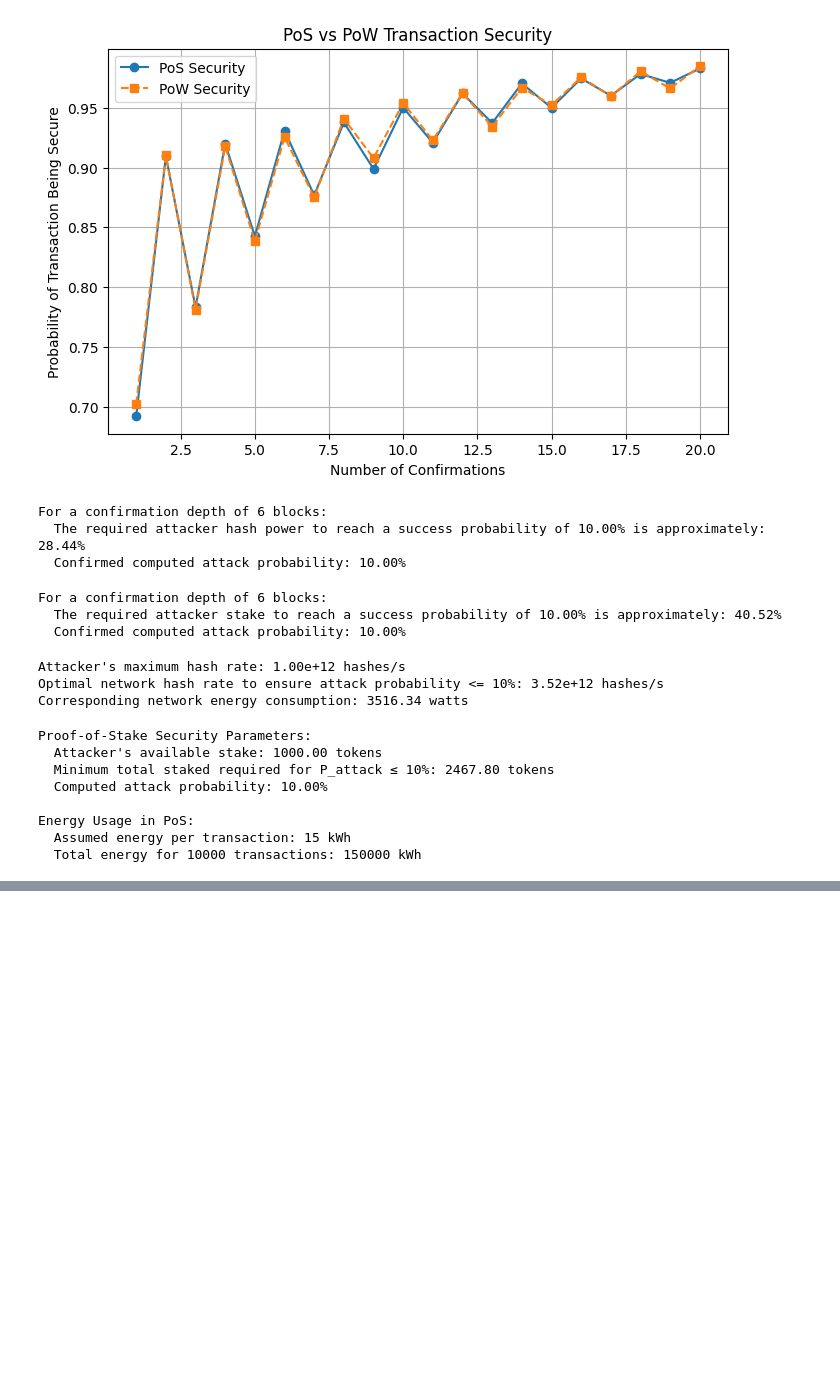
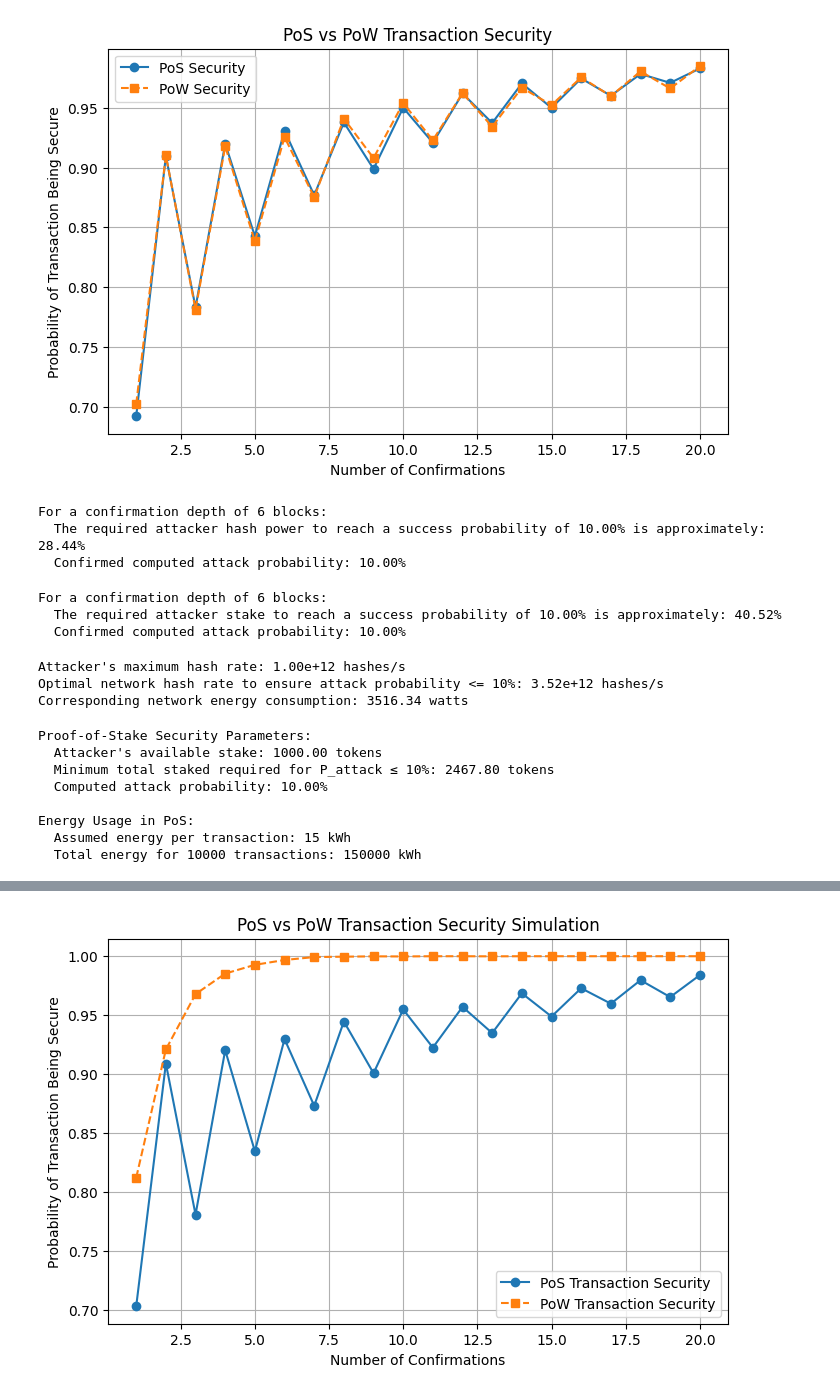
Before and after one commit to mscarpati/bitcoin-mining-tradeoffs, a Jupyter notebook: PoS_sim.ipynb, the cells around one changed output, grey strips where cells are left out. Cells and saved outputs as stored; diff of their text form; code cells hidden in the pictures; blank space fills up the shorter version.

```diff
--- a/PoS_sim.ipynb
+++ b/PoS_sim.ipynb
@@ -541,0 +594,66 @@ Energy Usage in PoS:
+# %%
+import numpy as np
+import matplotlib.pyplot as plt
+
+def simulate_pos_security(num_confirmations=10, attack_stake=0.3, num_simulations=10000):
+    """
+    Simulate PoS transaction security by treating block production as independent coin flips.
+    Returns the probability that an attacker successfully reorganizes the chain.
+    """
+    attack_success_count = 0
+    for _ in range(num_simulations):
+        # For each confirmation, attacker wins with probability attack_stake.
+        attacker_blocks = np.sum(np.random.rand(num_confirmations) < attack_stake)
+        # If the attacker "wins" more than half of the confirmations,
+        # they could reorganize the chain.
+        if attacker_blocks > num_confirmations / 2:
+            attack_success_count += 1
+    return attack_success_count / num_simulations
+
+def simulate_pow_random_walk(z, attacker_hashrate=0.3, num_simulations=10000, cutoff=100):
+    """
+    Simulate PoW transaction security using a random walk model.
+    The simulation starts with a deficit of z blocks (the number of confirmations).
+    At each step, the gap increases by 1 if the honest network finds a block (probability 1 - attacker_hashrate)
+    or decreases by 1 if the attacker finds a block (probability attacker_hashrate).
+    The attacker succeeds if the gap becomes negative.
+    A cutoff is used to end simulations where the gap grows so large that catching up is virtually impossible.
+    Returns the probability that the attacker eventually catches up.
+    """
+    p = 1 - attacker_hashrate  # probability that an honest miner finds the next block
+    successes = 0
+    for _ in range(num_simulations):
+        diff = z  # start with a deficit of z blocks
+        while diff >= 0 and diff < cutoff:
+            # Simulate the next block event.
+            if np.random.rand() < p:
+                diff += 1  # honest network extends the chain
+            else:
+                diff -= 1  # attacker finds a block, reducing the gap
+        if diff < 0:
+            successes += 1
+    return successes / num_simulations
+
+# Define a range for the number of confirmations.
+confirmations = np.arange(1, 21)
+
+# Simulate attack success probability for PoS and PoW.
+pos_attack_prob = [simulate_pos_security(num_confirmations=n, attack_stake=0.3, num_simulations=10000) for n in confirmations]
+pow_attack_prob = [simulate_pow_random_walk(z, attacker_hashrate=0.3, num_simulations=10000, cutoff=100) for z in confirmations]
+
+# Convert these into transaction security probabilities.
+pos_security = [1 - prob for prob in pos_attack_prob]
+pow_security = [1 - prob for prob in pow_attack_prob]
+
+# Plot the results.
+plt.figure(figsize=(8, 5))
+plt.plot(confirmations, pos_security, marker='o', linestyle='-', label='PoS Transaction Security')
+plt.plot(confirmations, pow_security, marker='s', linestyle='--', label='PoW Transaction Security')
+plt.xlabel('Number of Confirmations')
+plt.ylabel('Probability of Transaction Being Secure')
+plt.title('PoS vs PoW Transaction Security Simulation')
+plt.legend()
+plt.grid(True)
+plt.show()
+# %% [output]
+[figure, added]
```
Also changed, not shown: parts of 1 cell of this notebook, 1 other file.
